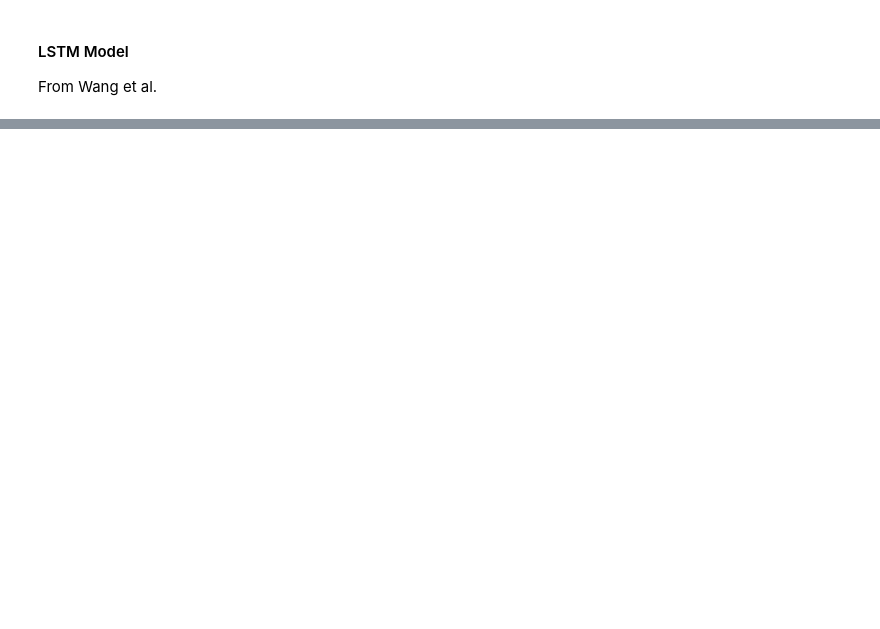
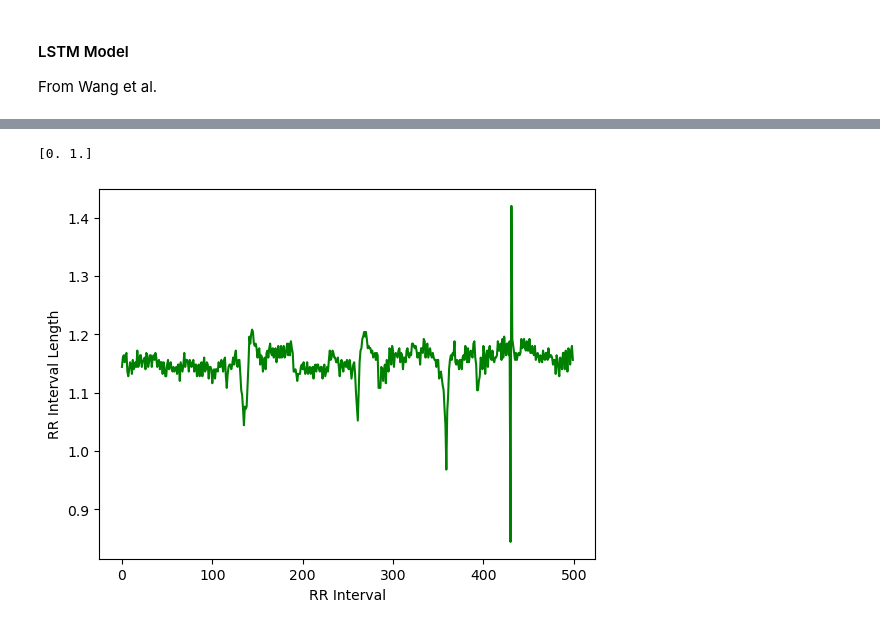
Before and after one commit to rush17m/listen_to_your_heart, a Jupyter notebook: lstm.ipynb, the cells around one changed output, grey strips where cells are left out. Drawn from its saved outputs; the diff is of its cells as text; code cells hidden in the pictures; blank space fills up the shorter version.

```diff
--- a/lstm.ipynb
+++ b/lstm.ipynb
@@ -60,13 +67,18 @@ X.shape, y.shape
 # %%
 import matplotlib.pyplot as plt
 %matplotlib inline
 
 print(y[99])
 plt.plot(X[99], color='g')
 plt.yticks([0.9, 1.0, 1.1, 1.2, 1.3, 1.4])
+plt.xlabel("RR Interval")
+plt.ylabel("RR Interval Length")
 plt.show()
 
 # Plot of a segment from NSR class
+# %% [output]
+[0. 1.]
+[figure, added]
 # %%
 print(y[-3])
 plt.plot(X[-3], color='darkred')
```
Also changed, not shown: parts of 8 cells of this notebook, 2 other files.
